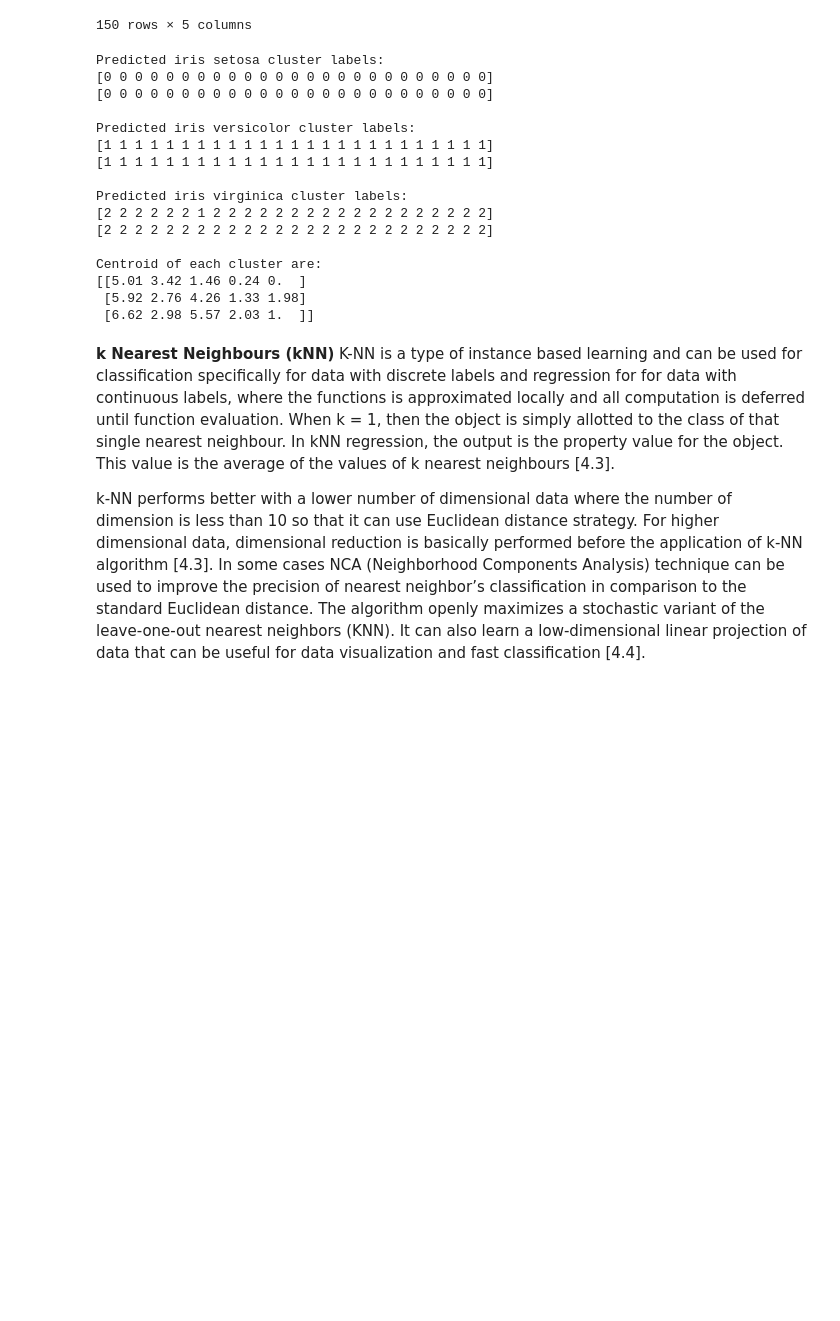
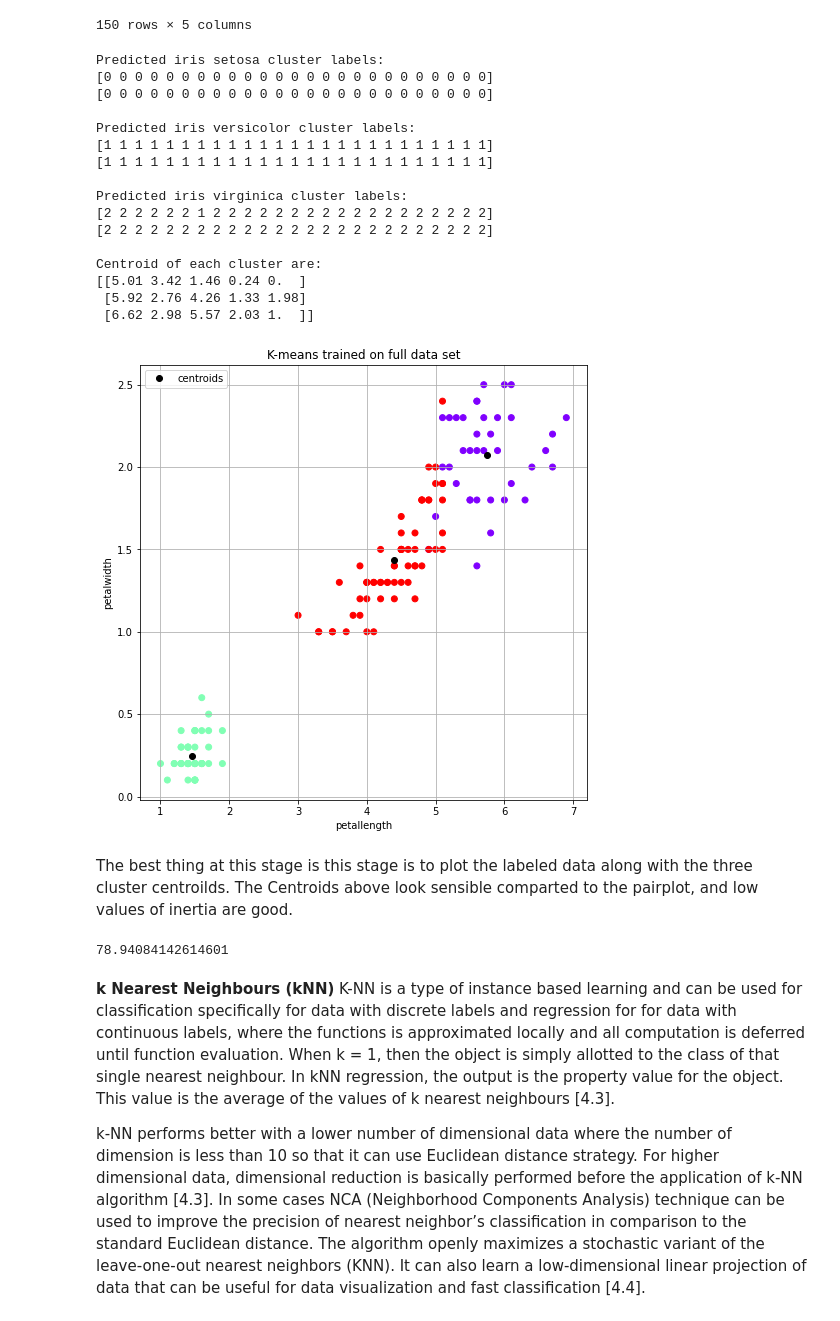
Before and after one commit to SasiGV/ML-Task2020, a Jupyter notebook: ML-Task2020.ipynb, the cells around one changed output. Drawn from its saved outputs; the diff is of its cells as text; code cells hidden in the pictures; blank space fills up the shorter version.

```diff
--- a/ML-Task2020.ipynb
+++ b/ML-Task2020.ipynb
@@ -642,33 +639,55 @@ iris_pred
 e_iris = iris_pred[['petallength', 'petalwidth']] # Test K - 96% accuracy achieved
 
 
 # Perform kmeans fitting.
 kmeans = KMeans(n_clusters=3, random_state=0).fit(iris_pred)
 
 # Display the clusters to which each data point was fitted
 print(f"Predicted iris setosa cluster labels:\n{kmeans.labels_[:25]}\n{kmeans.labels_[25:50]}\n")
 print(f"Predicted iris versicolor cluster labels:\n{kmeans.labels_[50:75]}\n{kmeans.labels_[75:100]}\n")
 print(f"Predicted iris virginica cluster labels:\n{kmeans.labels_[100:125]}\n{kmeans.labels_[125:]}\n")
 
 # Display centroids for each cluster
 print(f"Centroid of each cluster are:\n{kmeans.cluster_centers_.round(2)}")
+
+# Train kmeans using all the data to start.
+# This is the step where the algorithm is run 10 times with different centroid seeds.
+# One with lowest inertia is kept.
+kmeans.fit(X) # fit
+y_kmeans = kmeans.predict(X) # then predict
+
+# Cluster centroids & labeled data for PW vs PL.
+plt.plot(kmeans.cluster_centers_[:, 2], kmeans.cluster_centers_[:, 3], 'ko', label = 'centroids')
+plt.scatter(X.iloc[:,2], X.iloc[:,3], c=y_kmeans, cmap='rainbow')
+plt.title('K-means trained on full data set')
+plt.xlabel('petallength')
+plt.ylabel('petalwidth')
+plt.legend()
+plt.grid()
 # %% [output]
 Predicted iris setosa cluster labels:
 [0 0 0 0 0 0 0 0 0 0 0 0 0 0 0 0 0 0 0 0 0 0 0 0 0]
 [0 0 0 0 0 0 0 0 0 0 0 0 0 0 0 0 0 0 0 0 0 0 0 0 0]
 
 Predicted iris versicolor cluster labels:
 [1 1 1 1 1 1 1 1 1 1 1 1 1 1 1 1 1 1 1 1 1 1 1 1 1]
 [1 1 1 1 1 1 1 1 1 1 1 1 1 1 1 1 1 1 1 1 1 1 1 1 1]
 
 Predicted iris virginica cluster labels:
 [2 2 2 2 2 2 1 2 2 2 2 2 2 2 2 2 2 2 2 2 2 2 2 2 2]
 [2 2 2 2 2 2 2 2 2 2 2 2 2 2 2 2 2 2 2 2 2 2 2 2 2]
 
 Centroid of each cluster are:
 [[5.01 3.42 1.46 0.24 0.  ]
  [5.92 2.76 4.26 1.33 1.98]
  [6.62 2.98 5.57 2.03 1.  ]]
+[figure, added]
+# %% [markdown]
+The best thing at this stage is this stage is to plot the labeled data along with the three cluster centroilds.  The Centroids above look sensible comparted to the pairplot, and low values of inertia are good.
+# %%
+kmeans.inertia_
+# %% [output]
+78.94084142614601
 # %% [markdown]
 <b>k Nearest Neighbours (kNN)</B>
 K-NN is a type of instance based learning and can be used for classification specifically for data with discrete labels and regression for for data with continuous labels, where the functions is approximated locally and all computation is deferred until function evaluation. When k = 1, then the object is simply allotted to the class of that single nearest neighbour. In kNN regression, the output is the property value for the object. This value is the average of the values of k nearest neighbours [4.3].
```
Also changed, not shown: parts of 2 cells of this notebook.
